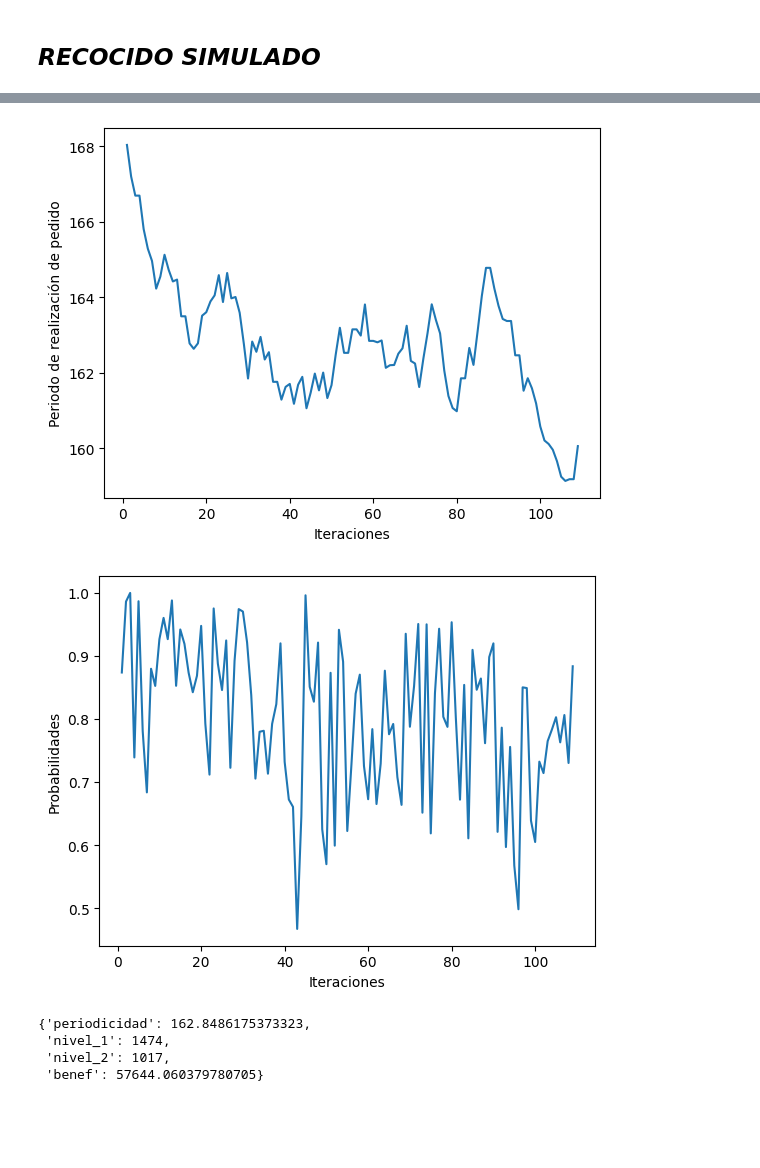
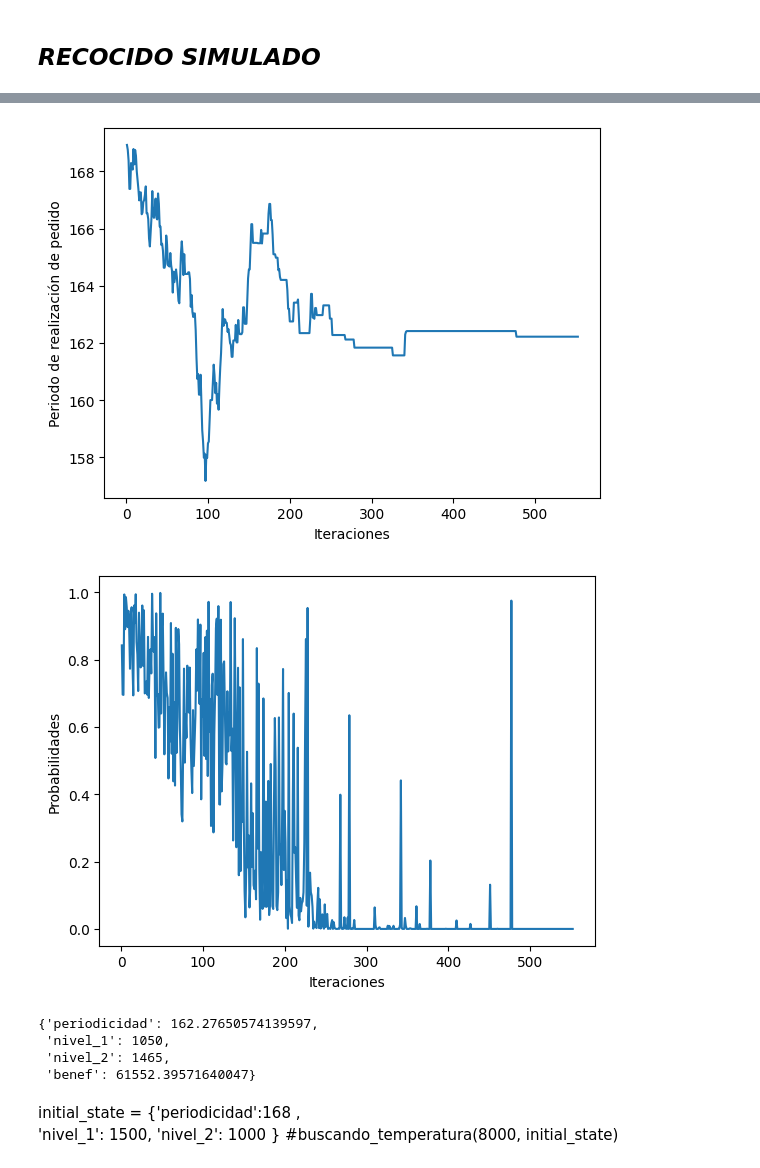
Before and after one commit to iremma/metodos-simulacion, a Jupyter notebook: Recocido_Simulado_Inventario.ipynb, the cells around one changed output, grey strips where cells are left out. Cells and saved outputs as stored; diff of their text form; code cells hidden in the pictures; blank space fills up the shorter version.

```diff
--- a/Recocido_Simulado_Inventario.ipynb
+++ b/Recocido_Simulado_Inventario.ipynb
@@ -296,8 +296,8 @@ def grafica3(titulox, tituloy, x, niv1, niv2, periodo):
 def recocido_simulado(initial_state):
     # HIPERPARAMETERS
     alpha = 0.95 #Ritmo de decrecimiento de la temperatura
-    initial_temp = 7500
-    max_it_sin_cambio = 50
+    initial_temp = 8000
+    max_it_sin_cambio = 300
     max_L = 10
 
     it_sin_cambio = 0 # Numero de iteraciones sin cambio, max 10
@@ -386,9 +386,9 @@ def get_neighbor(state):
 
         return neighbor
 # %%
-initial_state = {'periodicidad': 168 ,
-                      'nivel_1': 1500,
-                      'nivel_2': 1000 }
+initial_state = {'periodicidad': 168, #168 h = 5 días
+                      'nivel_1': 1000,
+                      'nivel_2': 1500 }
 
 recocido_simulado(initial_state)
 # %% [output]
@@ -417,6 +417,6 @@ It.109  Temp.: 4490     Prob.: 0.8835223516882856       Beneficio: 54110.7468486
-[figure, old version]
+[figure, new version]
-[figure, old version]
+[figure, new version]
-{'periodicidad': 162.8486175373323,
- 'nivel_1': 1474,
- 'nivel_2': 1017,
- 'benef': 57644.060379780705}
+{'periodicidad': 162.27650574139597,
+ 'nivel_1': 1050,
+ 'nivel_2': 1465,
+ 'benef': 61552.39571640047}
@@ -428,3 +423,8 @@ buscando_temperatura(8000, initial_state)
+# %% [markdown]
+initial_state = {'periodicidad':168 ,
+                      'nivel_1': 1500,
+                      'nivel_2': 1000 }
+#buscando_temperatura(8000, initial_state)
 # %%
 iteraciones=3
 lista_niv_1 = [1000,1010,1020]
```
Also changed, not shown: parts of 3 cells of this notebook.
